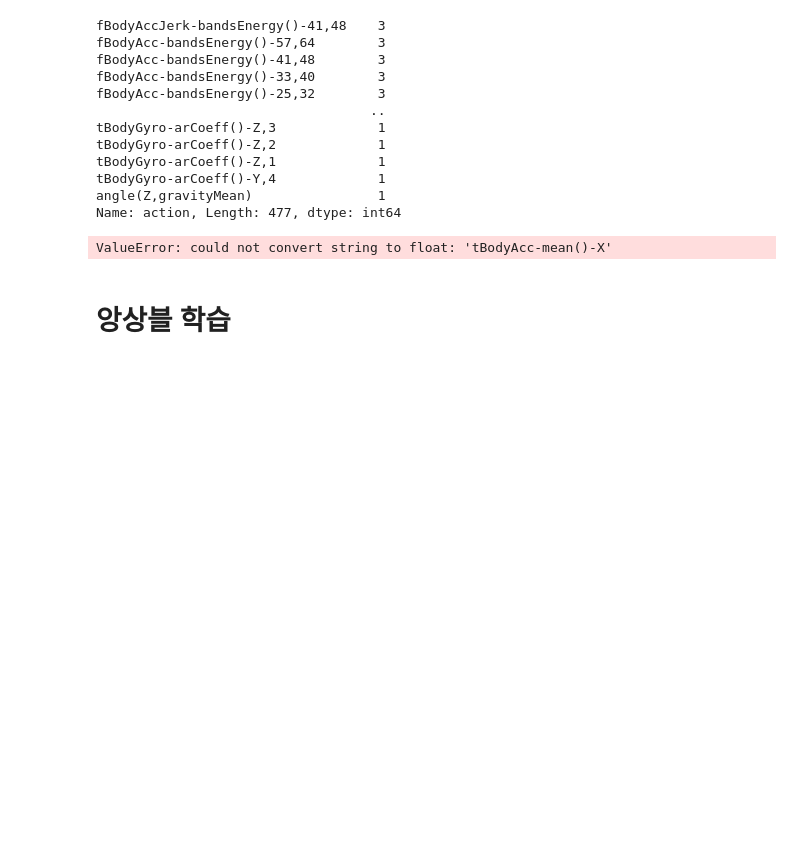
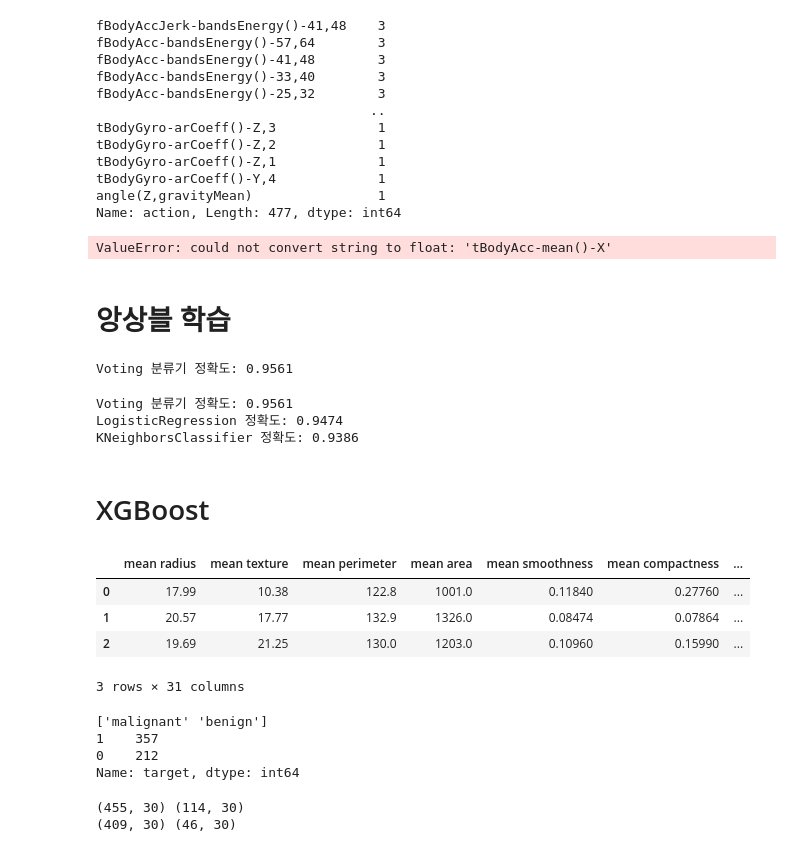
Before and after one commit to zi0-hand/machine-learning-study, a Jupyter notebook: book study/part4.ipynb, the cells around one changed output. Drawn from its saved outputs; the diff is of its cells as text; code cells hidden in the pictures; blank space fills up the shorter version.

```diff
--- a/book study/part4.ipynb
+++ b/book study/part4.ipynb
@@ -146,8 +146,11 @@ ValueError: could not convert string to float: 'tBodyAcc-mean()-X'
 # %% [markdown]
 # 앙상블 학습
 # %%
+import pandas as pd
+import numpy as np
+
 from sklearn.ensemble import VotingClassifier
-from sklearn.linear_model import LogisiticRegression
+from sklearn.linear_model import LogisticRegression
 from sklearn.neighbors import KNeighborsClassifier
 from sklearn.datasets import load_breast_cancer
 from sklearn.model_selection import train_test_split
@@ -156,13 +159,27 @@ from sklearn.metrics import accuracy_score
 cancer = load_breast_cancer()
 data_df = pd.DataFrame(cancer.data, columns=cancer.feature_names)
 
-lr_clf = LogisiticRegression(solver='liblinear')
+lr_clf = LogisticRegression(solver='liblinear')
 knn_clf = KNeighborsClassifier(n_neighbors=8)
 
 vo_clf = VotingClassifier(estimators=[('LR',lr_clf), ('KNN',knn_clf)], voting='soft')
 
 X_train, X_test, y_train, y_test = train_test_split(cancer.data, cancer.target, test_size=0.2,
                                                     random_state=156)
-
-vo_clf.fit(X_train, y_train)
-pred = vo_clf.predict(X_test)
+# %% [output]
+Voting 분류기 정확도: 0.9561
+# %%
+vo_clf.fit(X_train, y_train)
+pred = vo_clf.predict(X_test)
+print('Voting 분류기 정확도: {0:.4f}'.format(accuracy_score(y_test, pred)))
+
+classifiers = [lr_clf, knn_clf]
+for classifier in classifiers:
+    classifier.fit(X_train, y_train)
+    pred = classifier.predict(X_test)
+    class_name = classifier.__class__.__name__ # 이름 부를때 이거 쓰는 거 좀 특이
+    print('{0} 정확도: {1:.4f}'.format(class_name, accuracy_score(y_test, pred)))
+# %% [output]
+Voting 분류기 정확도: 0.9561
+LogisticRegression 정확도: 0.9474
+KNeighborsClassifier 정확도: 0.9386
@@ -168,0 +204,45 @@ pred = vo_clf.predict(X_test)
+# %% [markdown]
+# XGBoost
+# %%
+import xgboost as xgb
+from xgboost import plot_importance
+import pandas as pd
+import numpy as np
+from sklearn.datasets import load_breast_cancer
+from sklearn.model_selection import train_test_split
+import warnings
+warnings.filterwarnings('ignore')
+
+dataset = load_breast_cancer()
+features = dataset.data
+labels = dataset.target
+
+cancer_df = pd.DataFrame(data=features, columns=dataset.feature_names)
+cancer_df['target'] = labels
+cancer_df.head(3)
+# %% [output]
+|  | mean radius | mean texture | mean perimeter | mean area | mean smoothness | mean compactness | ... |
+| 0 | 17.99 | 10.38 | 122.8 | 1001.0 | 0.11840 | 0.27760 | ... |
+| 1 | 20.57 | 17.77 | 132.9 | 1326.0 | 0.08474 | 0.07864 | ... |
+| 2 | 19.69 | 21.25 | 130.0 | 1203.0 | 0.10960 | 0.15990 | ... |
+3 rows × 31 columns
+# %%
+print(dataset.target_names)
+print(cancer_df['target'].value_counts())
+# %% [output]
+['malignant' 'benign']
+1    357
+0    212
+Name: target, dtype: int64
+# %%
+X_features = cancer_df.iloc[:, :-1]
+y_label = cancer_df.iloc[:, -1]
+
+X_train, X_test, y_train, y_test = train_test_split(X_features, y_label, test_size=0.2,random_state=156)
+X_tr, X_val, y_tr, y_val = train_test_split(X_train, y_train, test_size=0.1, random_state=156)
+
+print(X_train.shape, X_test.shape)
+print(X_tr.shape, X_val.shape)
+# %% [output]
+(455, 30) (114, 30)
+(409, 30) (46, 30)
```
Also changed, not shown: parts of 19 cells of this notebook.
